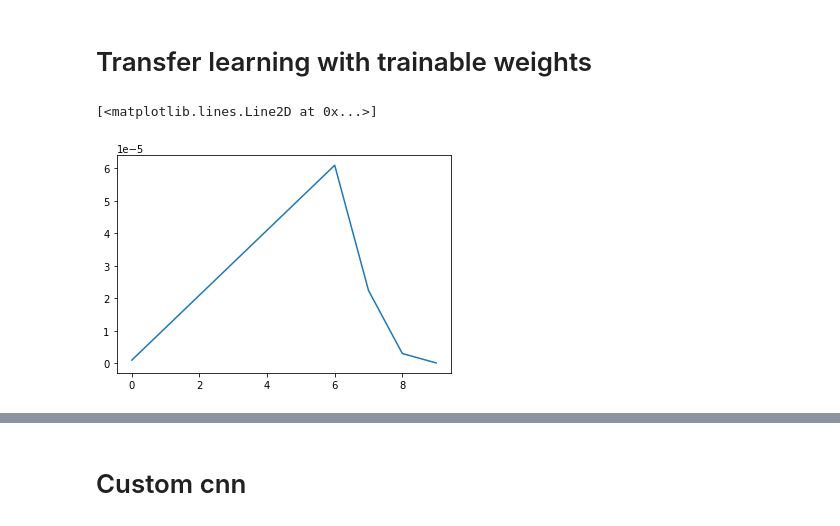
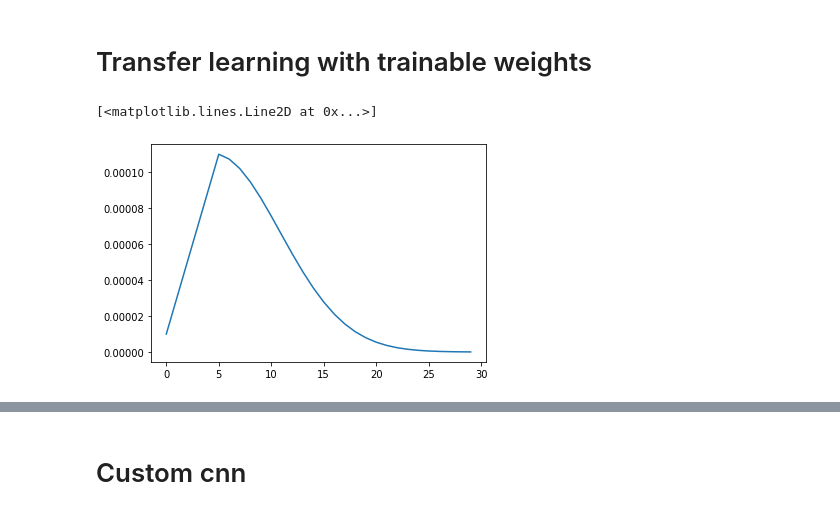
Before and after one commit to omerhac/flower_calssification, a Jupyter notebook: flower_classificaiton_notebook.ipynb, the cells around one changed output, grey strips where cells are left out. Saved outputs shown, nothing was run; the diff lists cells and outputs as text; code cells hidden in the pictures.

```diff
--- a/flower_classificaiton_notebook.ipynb
+++ b/flower_classificaiton_notebook.ipynb
@@ -302,31 +312,31 @@ aug = augment_tf_dataset(training_dataset)
 # %%
 def step_lr_schedule(epoch, current, decay_rate=1, initial_lr=1e-5, linear_slope= 1e-5, peak_slope=5):
   """transfer learning step scheduler. args: epoch number, curren learning rate"""
   if epoch <= peak_slope:
     return initial_lr + linear_slope * epoch
   else:
-    return current *math.exp((peak_slope-epoch))
+    return current *math.exp((peak_slope-epoch) / decay_rate)
 
 def get_transfer_learning_schedule(decay_rate=1, initial_lr=1e-5, linear_slope=1e-5, peak_slope=5):
   """Get a learning rate step scheduler. args: parameters for the step curve"""
   return lambda epoch, current: step_lr_schedule(epoch, current, decay_rate, initial_lr, linear_slope, peak_slope)
 
 
-transfer_lr_schedule = get_transfer_learning_schedule(decay_rate=1, initial_lr=1e-6, linear_slope=1e-5, peak_slope=6)
-schedule = keras.callbacks.LearningRateScheduler(lambda epoch: 1e-5, verbose=1)
+transfer_lr_schedule = get_transfer_learning_schedule(decay_rate=40, initial_lr=1e-5, linear_slope=2e-5, peak_slope=5)
+schedule = keras.callbacks.LearningRateScheduler(transfer_lr_schedule, verbose=1)
 
 # visualize lr
 current = 0
 lrs = []
-for i in range(10):
+for i in range(30):
   lr = transfer_lr_schedule(i, current)
   current = lr
   lrs.append(lr)
 
-plt.plot(range(10), lrs)
+plt.plot(range(30), lrs)
 # %% [output]
 [<matplotlib.lines.Line2D at 0x...>]
-[figure, old version]
+[figure, new version]
 # %%
 def get_trainable_pretrained_model():
   # get xception pretrained model
```
Also changed, not shown: parts of 11 cells of this notebook.
